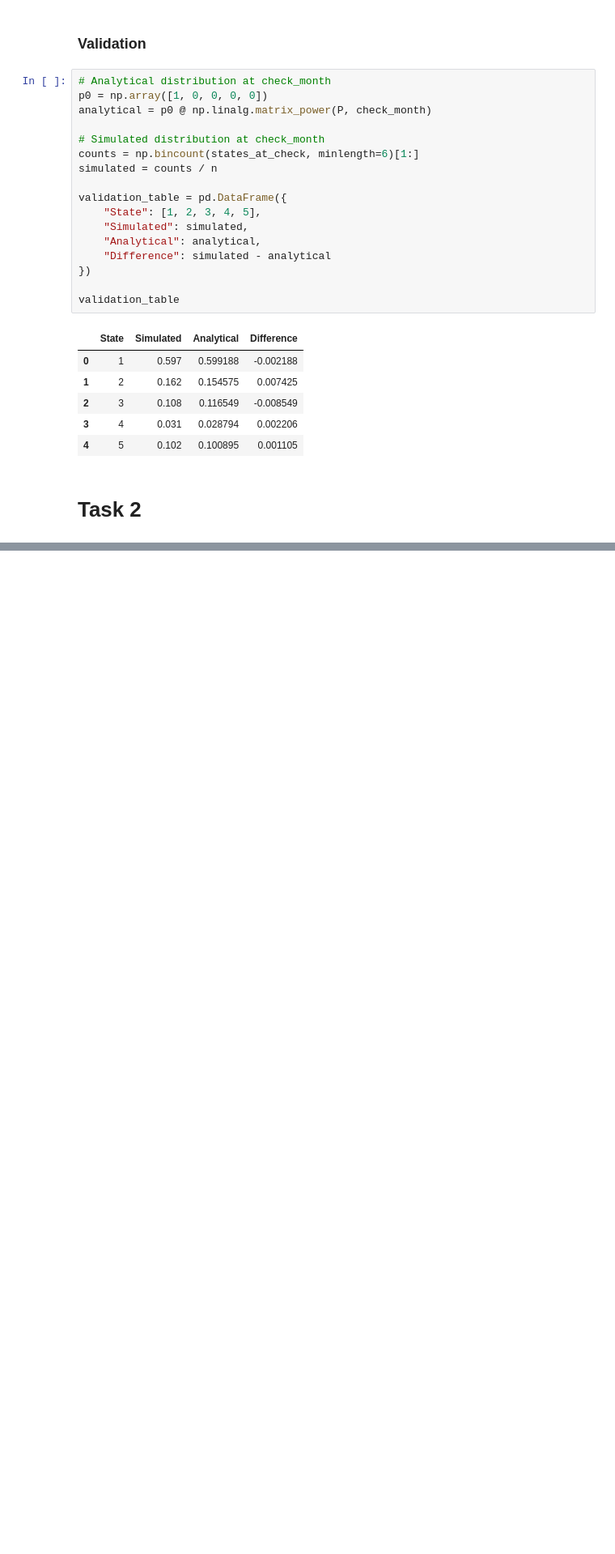
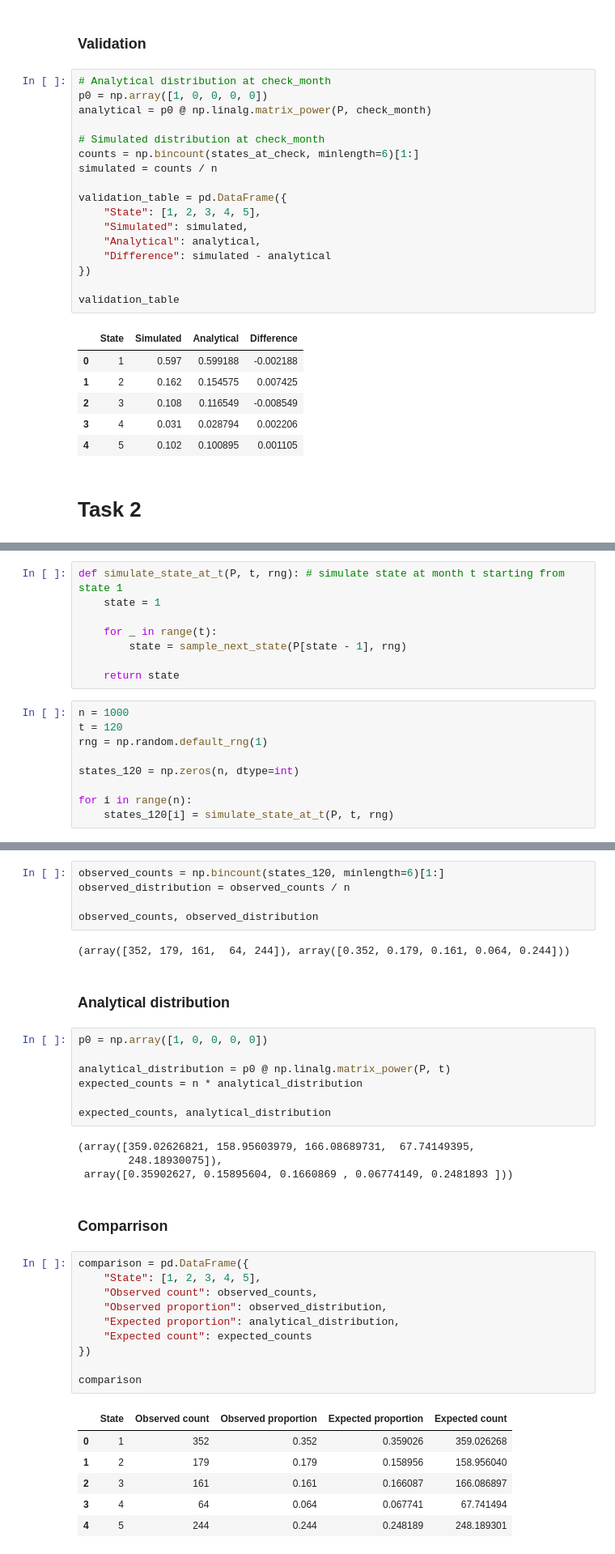
Before and after one commit to VictorMoesgaardStege/Stochastic-Simulation-Project-1, a Jupyter notebook: part1.ipynb, the cells around one changed output, grey strips where cells are left out. Shown at 81% size. Cells and saved outputs as stored; diff of their text form; blank space fills up the shorter version.

```diff
--- a/part1.ipynb
+++ b/part1.ipynb
@@ -164,0 +167,17 @@ validation_table
+# %%
+def simulate_state_at_t(P, t, rng): # simulate state at month t starting from state 1
+    state = 1
+
+    for _ in range(t):
+        state = sample_next_state(P[state - 1], rng)
+
+    return state
+# %%
+n = 1000
+t = 120
+rng = np.random.default_rng(1)
+
+states_120 = np.zeros(n, dtype=int)
+
+for i in range(n):
+    states_120[i] = simulate_state_at_t(P, t, rng)
@@ -164,0 +186,39 @@ validation_table
+# %%
+observed_counts = np.bincount(states_120, minlength=6)[1:]
+observed_distribution = observed_counts / n
+
+observed_counts, observed_distribution
+# %% [output]
+(array([352, 179, 161,  64, 244]), array([0.352, 0.179, 0.161, 0.064, 0.244]))
+# %% [markdown]
+### Analytical distribution
+# %%
+p0 = np.array([1, 0, 0, 0, 0])
+
+analytical_distribution = p0 @ np.linalg.matrix_power(P, t)
+expected_counts = n * analytical_distribution
+
+expected_counts, analytical_distribution
+# %% [output]
+(array([359.02626821, 158.95603979, 166.08689731,  67.74149395,
+        248.18930075]),
+ array([0.35902627, 0.15895604, 0.1660869 , 0.06774149, 0.2481893 ]))
+# %% [markdown]
+### Comparrison
+# %%
+comparison = pd.DataFrame({
+    "State": [1, 2, 3, 4, 5],
+    "Observed count": observed_counts,
+    "Observed proportion": observed_distribution,
+    "Expected proportion": analytical_distribution,
+    "Expected count": expected_counts
+})
+
+comparison
+# %% [output]
+|  | State | Observed count | Observed proportion | Expected proportion | Expected count |
+| 0 | 1 | 352 | 0.352 | 0.359026 | 359.026268 |
+| 1 | 2 | 179 | 0.179 | 0.158956 | 158.956040 |
+| 2 | 3 | 161 | 0.161 | 0.166087 | 166.086897 |
+| 3 | 4 | 64 | 0.064 | 0.067741 | 67.741494 |
+| 4 | 5 | 244 | 0.244 | 0.248189 | 248.189301 |
```
Also changed, not shown: parts of 7 cells of this notebook.
